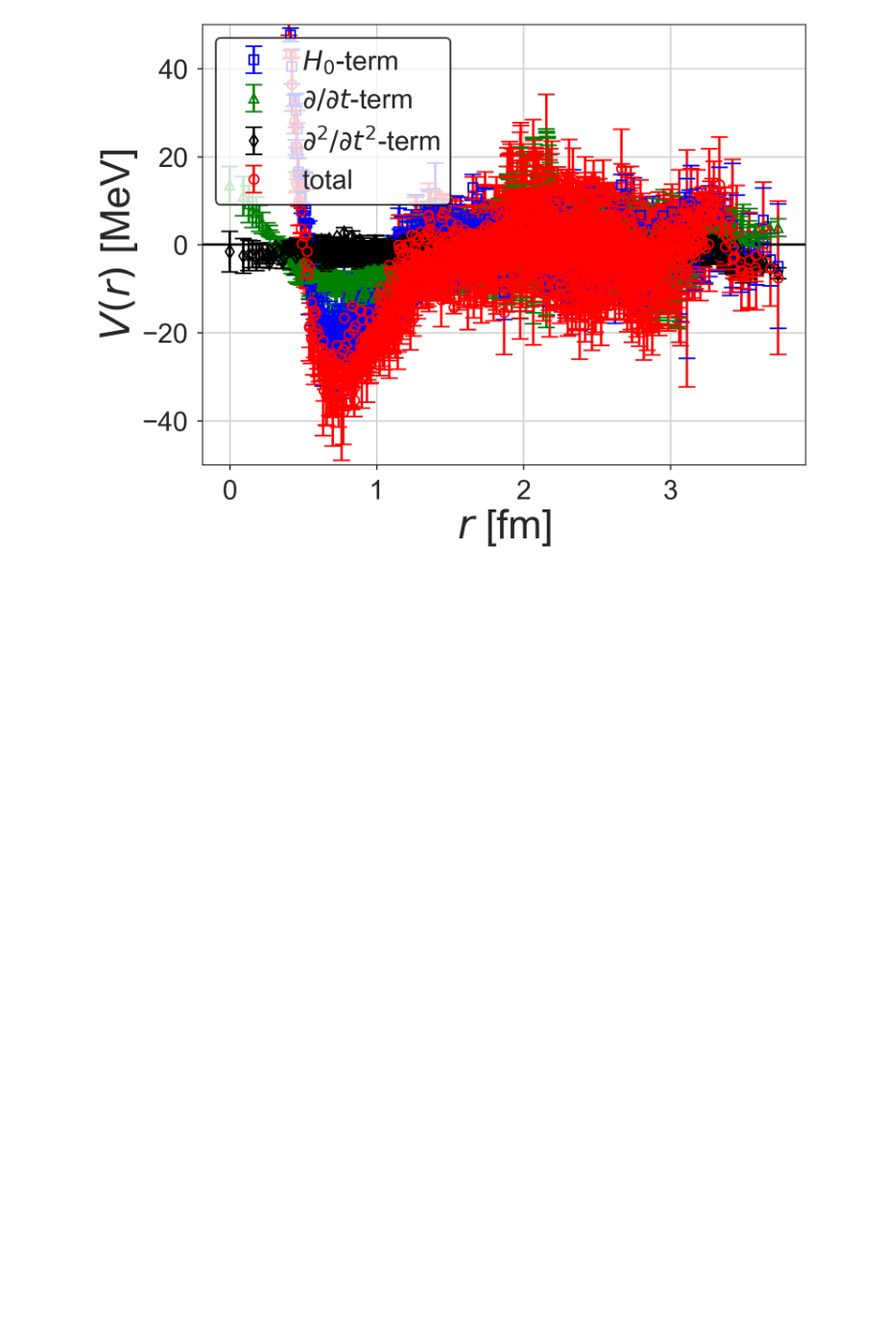
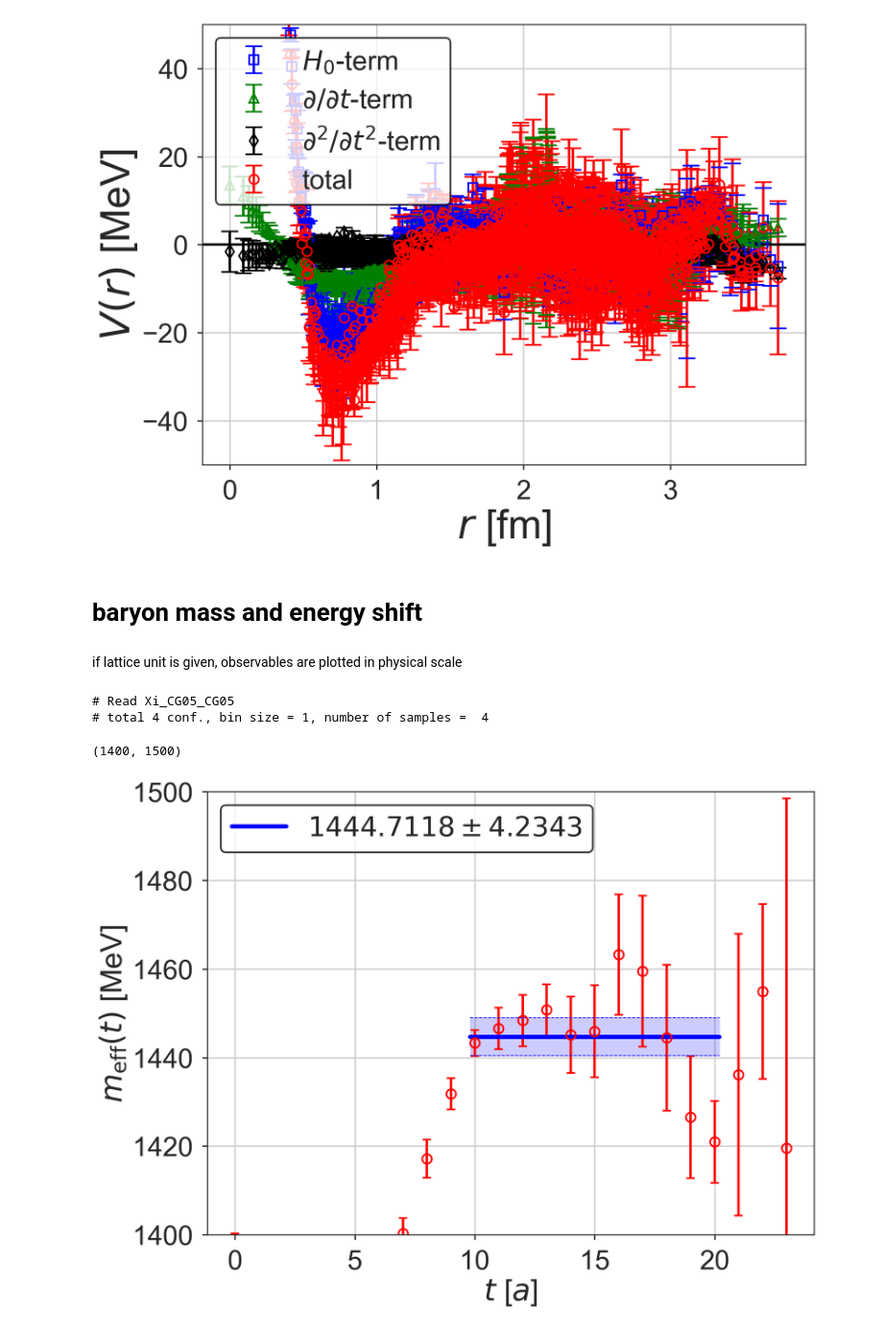
Before and after one commit to tkmiriya/hal_pot_code, a Jupyter notebook: notes/Test code HAL potential and effective masses.ipynb, the cells around one changed output. Shown at 96% size. Saved outputs shown, nothing was run; the diff lists cells and outputs as text; code cells hidden in the pictures; blank space fills up the shorter version.

Commit message:
add multi-baryon sample and effective energy shift part

```diff
--- a/notes/HAL+potential+code.ipynb
+++ b/notes/Test code HAL potential and effective masses.ipynb
@@ -120,3 +127,22 @@ leg.get_frame().set_edgecolor('black')
 leg.get_frame().set_linewidth(2.0)
 # %% [output]
 [figure]
+# %% [markdown]
+# baryon mass and energy shift
+# %% [markdown]
+if lattice unit is given, observables are plotted in physical scale
+# %%
+cb = Corr_2pt_Baryon('Xi_CG05_CG05', bin_size=1, result_dir='../data/sample_data/', lat_unit=lat_unit)
+# %% [output]
+# Read Xi_CG05_CG05
+# total 4 conf., bin size = 1, number of samples =  4
+# %%
+fig, ax = plt.subplots()
+cb.fit_meff(fit_min=10, fit_max=20, ax=ax)
+leg = ax.legend(frameon=True)
+leg.get_frame().set_edgecolor('black')
+leg.get_frame().set_linewidth(2.0)
+ax.set_ylim(1400, 1500)
+# %% [output]
+(1400, 1500)
+[figure, added]
```
Also changed, not shown: parts of 16 cells of this notebook, 9 other files.
